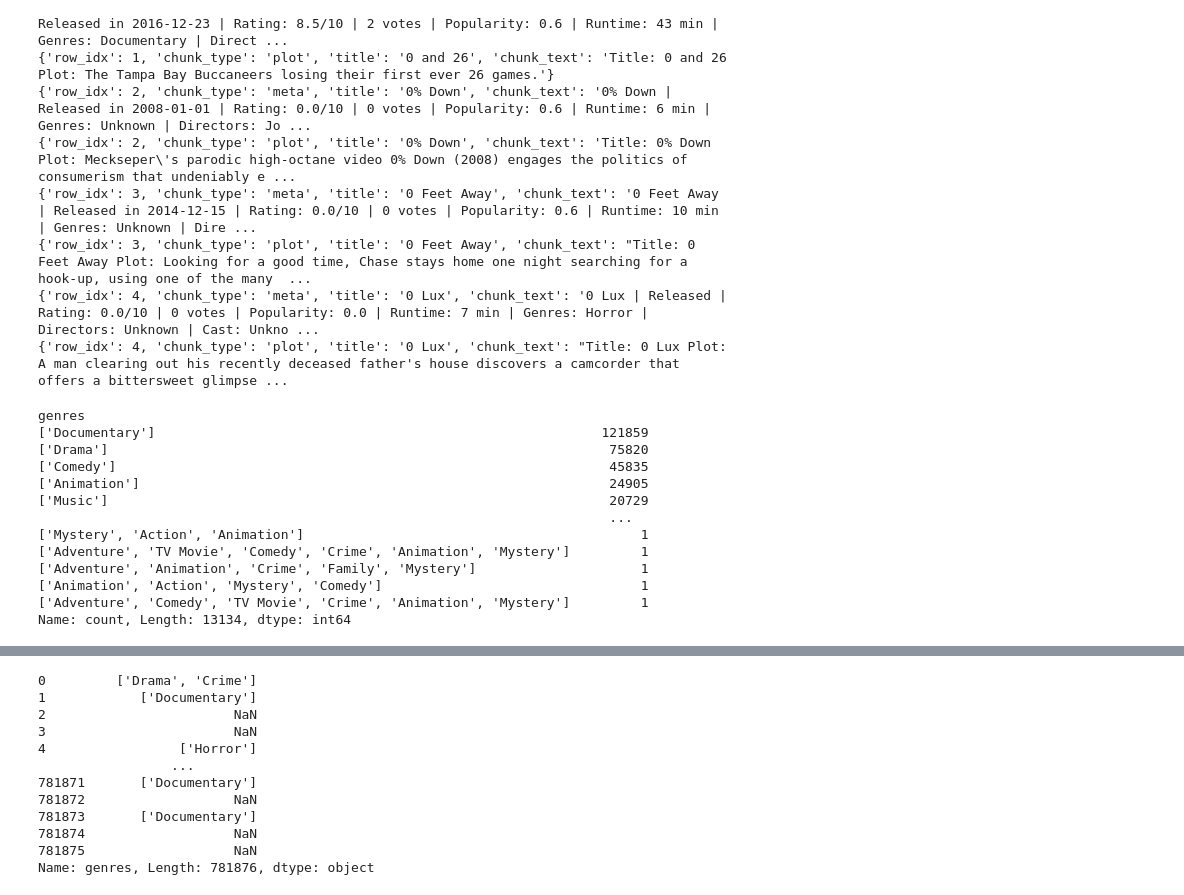
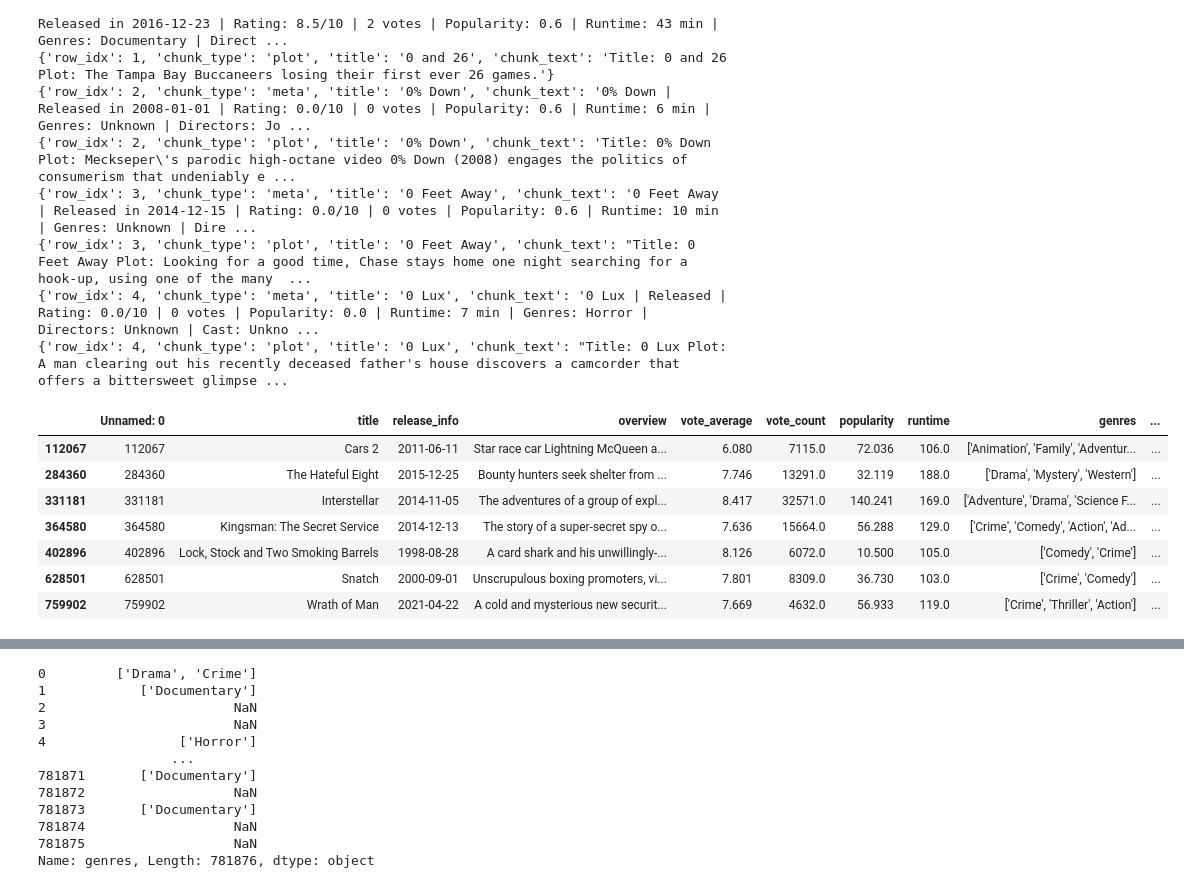
Before and after one commit to WorriedSeat/RAG, a Jupyter notebook: src/dataset/dataset_experiments.ipynb, the cells around one changed output, grey strips where cells are left out. Saved outputs shown, nothing was run; the diff lists cells and outputs as text; code cells hidden in the pictures.

```diff
--- a/src/dataset/dataset_experiments.ipynb
+++ b/src/dataset/dataset_experiments.ipynb
@@ -467,18 +467,24 @@ for idx in metadata[:10]:
 # %%
 import pandas as pd
 
-df = pd.read_csv("../../data/prep/film_data.csv", usecols=["title", "genres"])
+df = pd.read_csv("../../data/prep/film_data.csv")
-# %% [output]
-genres
-['Documentary']                                                         121859
-['Drama']                                                                75820
-['Comedy']                                                               45835
-['Animation']                                                            24905
-['Music']                                                                20729
-                                                                         ...
-['Mystery', 'Action', 'Animation']                                           1
-['Adventure', 'TV Movie', 'Comedy', 'Crime', 'Animation', 'Mystery']         1
-['Adventure', 'Animation', 'Crime', 'Family', 'Mystery']                     1
-['Animation', 'Action', 'Mystery', 'Comedy']                                 1
-['Adventure', 'Comedy', 'TV Movie', 'Crime', 'Animation', 'Mystery']         1
-Name: count, Length: 13134, dtype: int64
+# %%
+filmes = df[df["title"].isin(["Snatch",
+                              "Kingsman: The Secret Service",
+                              "The Hateful Eight",
+                              "Lock, Stock and Two Smoking Barrels",
+                              "Interstellar",
+                              "Wrath of Man",
+                              "Once Upon a Time... in Hollywood",
+                              "Cars 2",
+                              ])]
+filmes
+# %% [output]
+|  | Unnamed: 0 | title | release_info | overview | vote_average | vote_count | popularity | runtime | genres | ... |
+| 112067 | 112067 | Cars 2 | 2011-06-11 | Star race car Lightning McQueen a... | 6.080 | 7115.0 | 72.036 | 106.0 | ['Animation', 'Family', 'Adventur... | ... |
+| 284360 | 284360 | The Hateful Eight | 2015-12-25 | Bounty hunters seek shelter from ... | 7.746 | 13291.0 | 32.119 | 188.0 | ['Drama', 'Mystery', 'Western'] | ... |
+| 331181 | 331181 | Interstellar | 2014-11-05 | The adventures of a group of expl... | 8.417 | 32571.0 | 140.241 | 169.0 | ['Adventure', 'Drama', 'Science F... | ... |
+| 364580 | 364580 | Kingsman: The Secret Service | 2014-12-13 | The story of a super-secret spy o... | 7.636 | 15664.0 | 56.288 | 129.0 | ['Crime', 'Comedy', 'Action', 'Ad... | ... |
+| 402896 | 402896 | Lock, Stock and Two Smoking Barrels | 1998-08-28 | A card shark and his unwillingly-... | 8.126 | 6072.0 | 10.500 | 105.0 | ['Comedy', 'Crime'] | ... |
+| 628501 | 628501 | Snatch | 2000-09-01 | Unscrupulous boxing promoters, vi... | 7.801 | 8309.0 | 36.730 | 103.0 | ['Crime', 'Comedy'] | ... |
+| 759902 | 759902 | Wrath of Man | 2021-04-22 | A cold and mysterious new securit... | 7.669 | 4632.0 | 56.933 | 119.0 | ['Crime', 'Thriller', 'Action'] | ... |
```
Also changed, not shown: parts of 15 cells of this notebook, 3 other files.
